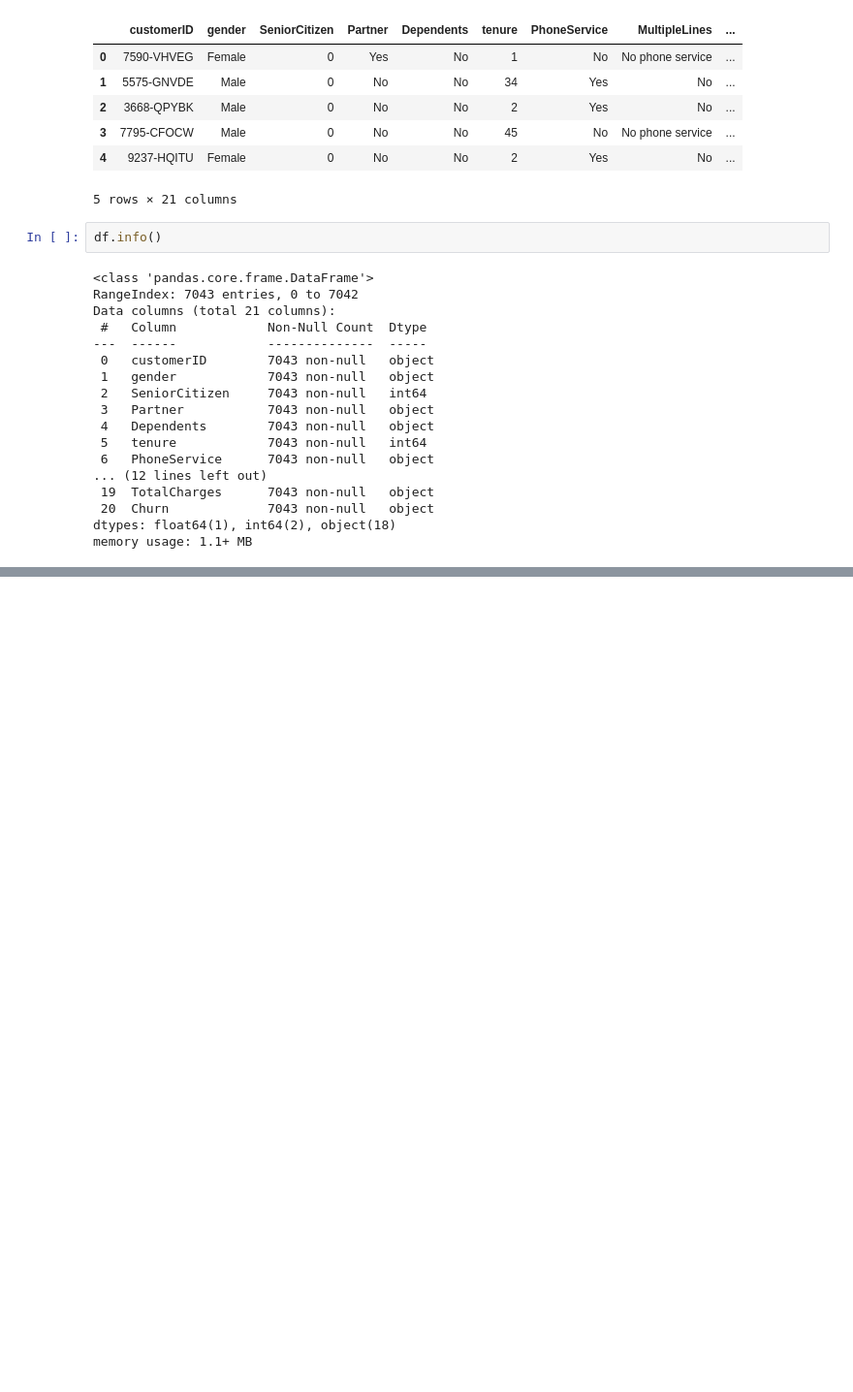
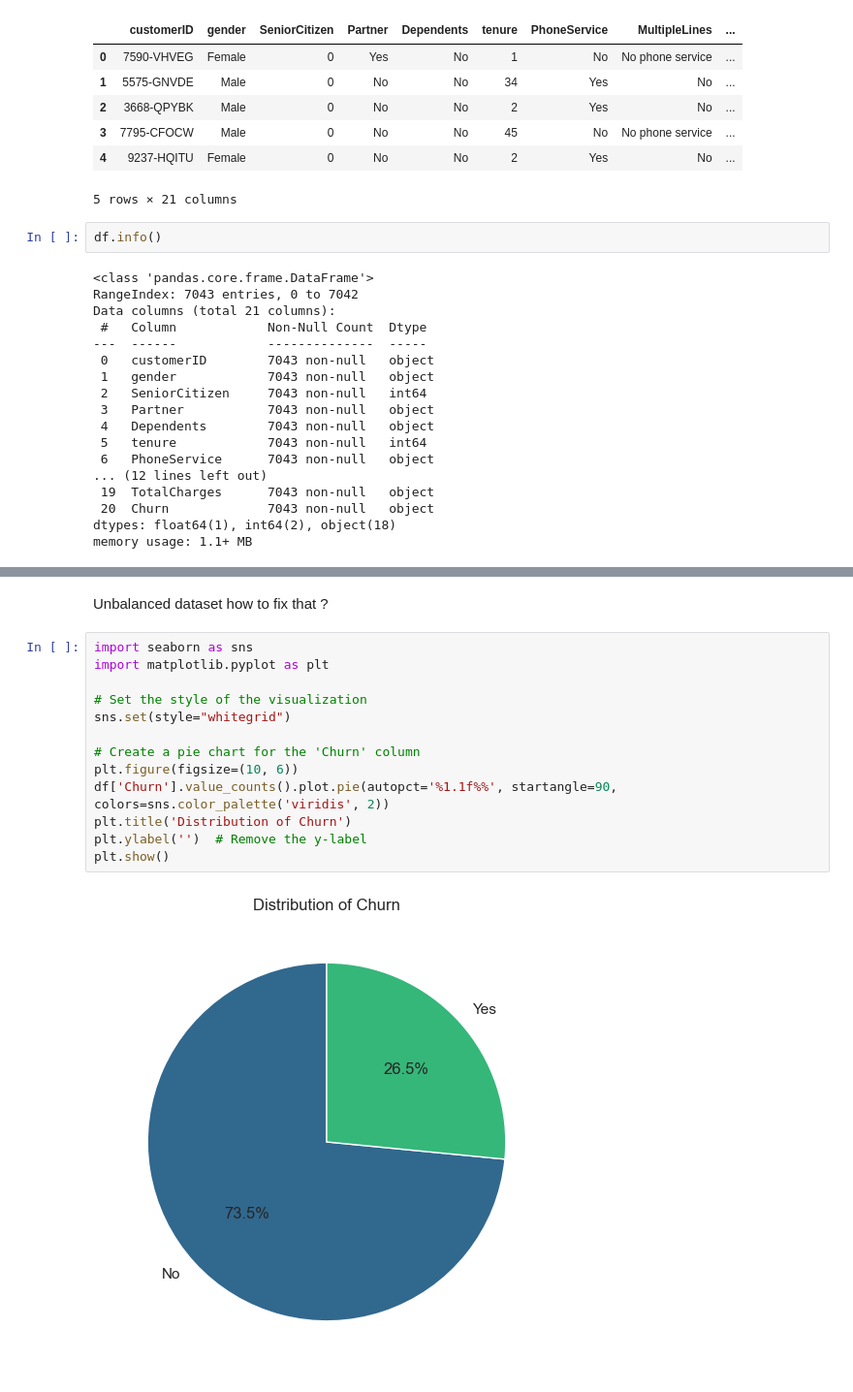
Before and after one commit to Ismazerrouk/Telco-Churn-modelling, a Jupyter notebook: AN.ipynb, the cells around one changed output, grey strips where cells are left out. Shown at 97% size. Saved outputs shown, nothing was run; the diff lists cells and outputs as text; blank space fills up the shorter version.

```diff
--- a/AN.ipynb
+++ b/AN.ipynb
@@ -52,0 +80,17 @@ memory usage: 1.1+ MB
+# %% [markdown]
+Unbalanced dataset how to fix that ?
+# %%
+import seaborn as sns
+import matplotlib.pyplot as plt
+
+# Set the style of the visualization
+sns.set(style="whitegrid")
+
+# Create a pie chart for the 'Churn' column
+plt.figure(figsize=(10, 6))
+df['Churn'].value_counts().plot.pie(autopct='%1.1f%%', startangle=90, colors=sns.color_palette('viridis', 2))
+plt.title('Distribution of Churn')
+plt.ylabel('')  # Remove the y-label
+plt.show()
+# %% [output]
+[figure, added]
```
Also changed, not shown: parts of 17 cells of this notebook.
